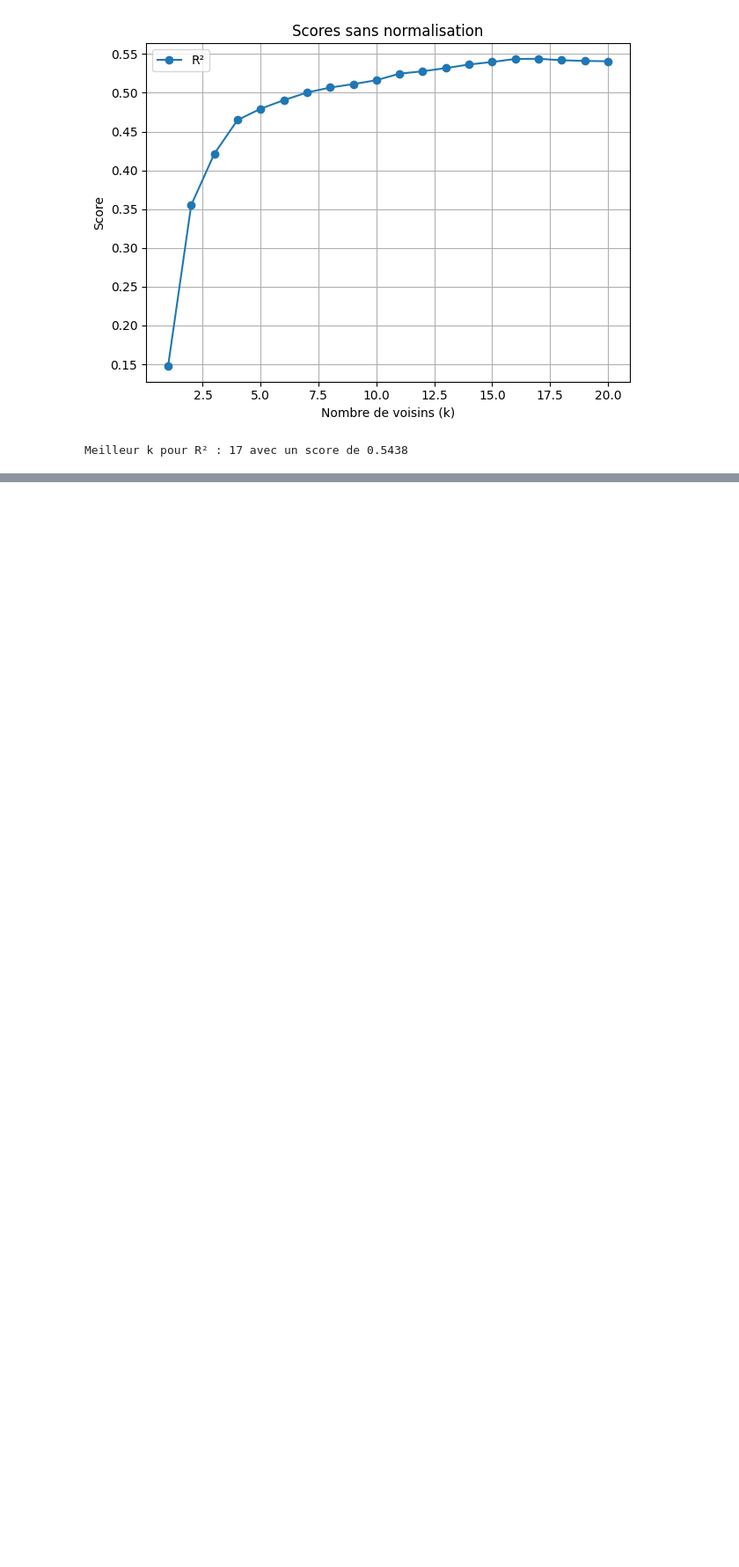
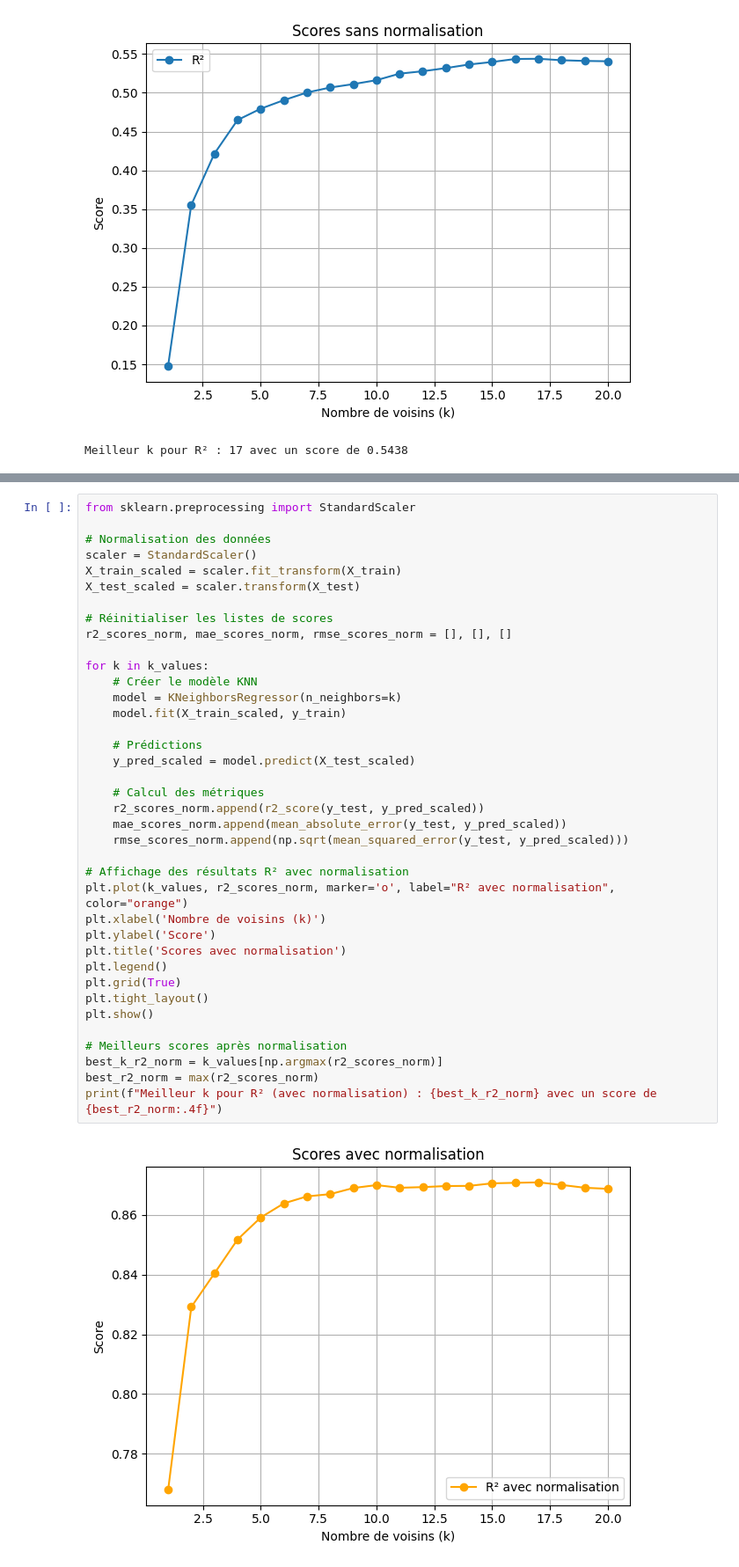
Before and after one commit to Mehdi-Elargoubi/Machine_Learning_K_Nearest_Neighbors_KNN, a Jupyter notebook: Code/TP_KNN.ipynb, the cells around one changed output, grey strips where cells are left out. Shown at 88% size. Saved outputs shown, nothing was run; the diff lists cells and outputs as text; blank space fills up the shorter version.

Commit message:
Tâche 8 - Apprentissage avec normalisation

```diff
--- a/Code/TP_KNN.ipynb
+++ b/Code/TP_KNN.ipynb
@@ -584,0 +587,40 @@ Meilleur k pour R² : 17 avec un score de 0.5438
+# %%
+from sklearn.preprocessing import StandardScaler
+
+# Normalisation des données
+scaler = StandardScaler()
+X_train_scaled = scaler.fit_transform(X_train)
+X_test_scaled = scaler.transform(X_test)
+
+# Réinitialiser les listes de scores
+r2_scores_norm, mae_scores_norm, rmse_scores_norm = [], [], []
+
+for k in k_values:
+    # Créer le modèle KNN
+    model = KNeighborsRegressor(n_neighbors=k)
+    model.fit(X_train_scaled, y_train)
+
+    # Prédictions
+    y_pred_scaled = model.predict(X_test_scaled)
+
+    # Calcul des métriques
+    r2_scores_norm.append(r2_score(y_test, y_pred_scaled))
+    mae_scores_norm.append(mean_absolute_error(y_test, y_pred_scaled))
+    rmse_scores_norm.append(np.sqrt(mean_squared_error(y_test, y_pred_scaled)))
+
+# Affichage des résultats R² avec normalisation
+plt.plot(k_values, r2_scores_norm, marker='o', label="R² avec normalisation", color="orange")
+plt.xlabel('Nombre de voisins (k)')
+plt.ylabel('Score')
+plt.title('Scores avec normalisation')
+plt.legend()
+plt.grid(True)
+plt.tight_layout()
+plt.show()
+
+# Meilleurs scores après normalisation
+best_k_r2_norm = k_values[np.argmax(r2_scores_norm)]
+best_r2_norm = max(r2_scores_norm)
+print(f"Meilleur k pour R² (avec normalisation) : {best_k_r2_norm} avec un score de {best_r2_norm:.4f}")
+# %% [output]
+[figure, added]
```
Also changed, not shown: parts of 2 cells of this notebook.
